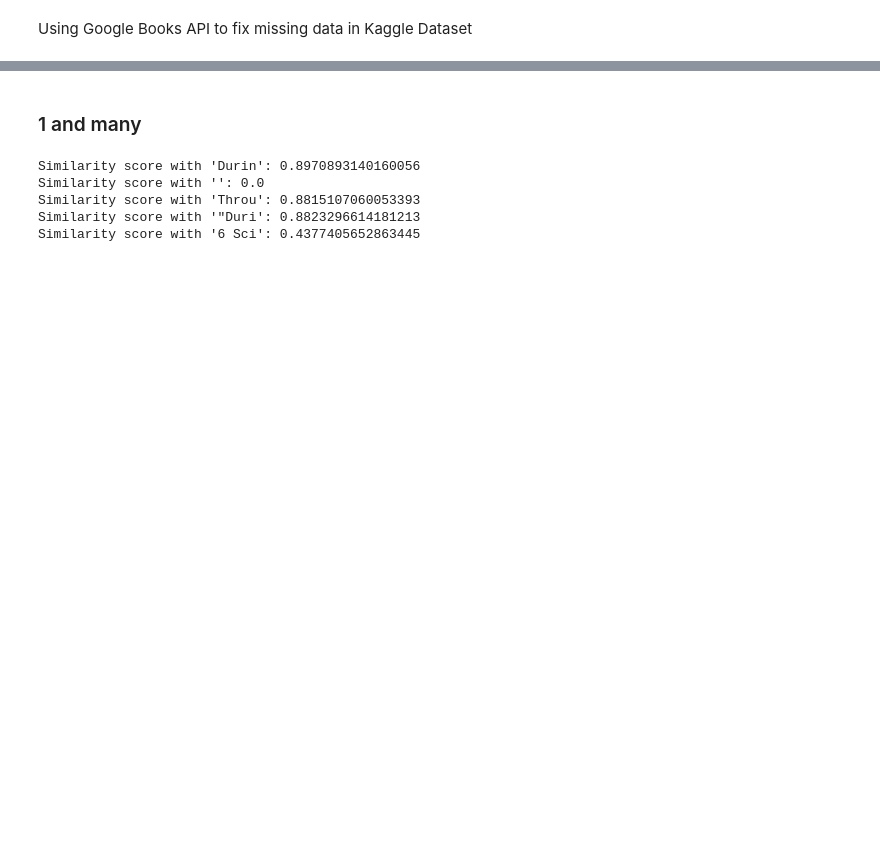
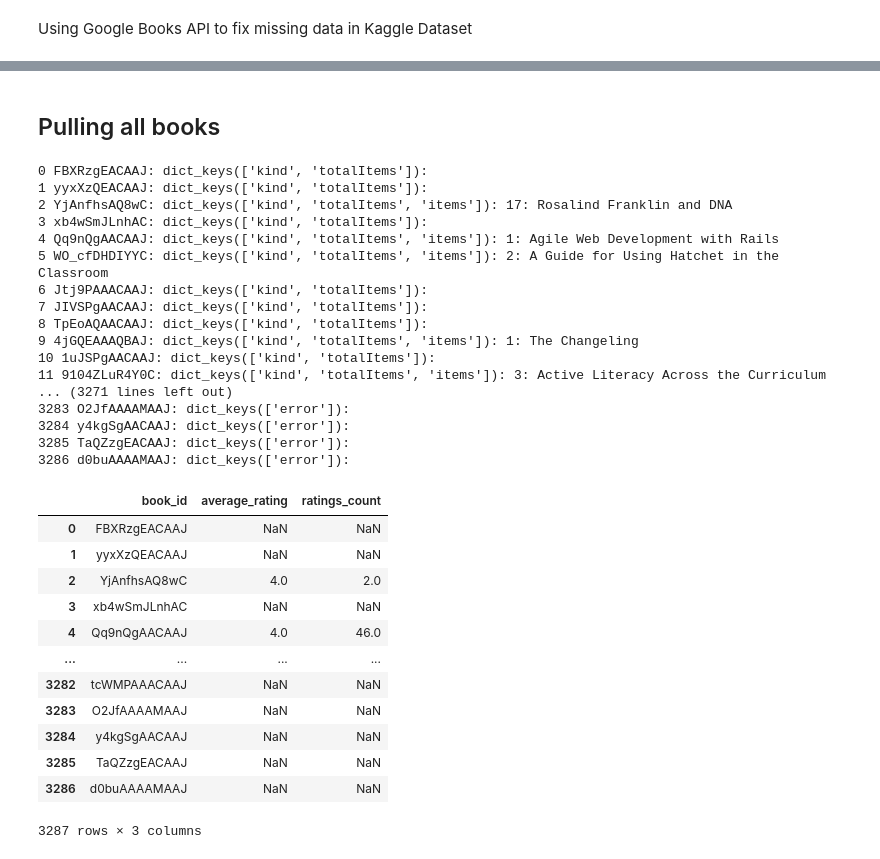
Before and after one commit to manny-pi/inst.414.final-project.repo, a Jupyter notebook: Data/google_api_data.ipynb, the cells around one changed output, grey strips where cells are left out. Saved outputs shown, nothing was run; the diff lists cells and outputs as text; code cells hidden in the pictures; blank space fills up the shorter version.

```diff
--- a/Data/google_api_data.ipynb
+++ b/Data/google_api_data.ipynb
@@ -63,8 +62,8 @@ def get_book_data(df, col_name):
             # extract the relevant fields and create a new row in the DataFrame
             book = {
                 'book_id': book_id,
-                'average_rating': book_data['items'][0]['volumeInfo'].get('averageRating', ''),
-                'ratings_count': book_data['items'][0]['volumeInfo'].get('ratingsCount', ''),
+                'average_rating': book_data['items'][0]['volumeInfo'].get('averageRating', np.nan),
+                'ratings_count': book_data['items'][0]['volumeInfo'].get('ratingsCount', np.nan),
             }
 
             # append the new dictionary to the book_data_list
@@ -72,8 +71,12 @@ def get_book_data(df, col_name):
         else:
 
             # handle the case where no results were returned for the book id
-            # print(f"No results found for book id {book_id}")
-            pass
+            book = {
+                'book_id': book_id,
+                'average_rating': np.nan,
+                'ratings_count': np.nan,
+            }
+            book_data_list.append(book)
 
         print()
 
@@ -147,31 +116,37 @@ book_d_1.similarity(book_d_2)
-# %% [markdown]
-### 1 and many
-# %%
-# Load LARGE English tokenizer, tagger, parser and NER
-nlp = spacy.load("en_core_web_lg")
-
-# pulling and creating variables for books descriptions
-book_d_1 = nlp(response_df["description"][0])
-book_d_2 = nlp(response_df["description"][1])
-book_d_3 = nlp(response_df["description"][2])
-book_d_4 = nlp(response_df["description"][3])
-book_d_5 = nlp(response_df["description"][4])
-book_d_6 = nlp(response_df["description"][5])
-
-# Descriptions from books
-texts = [book_d_2, book_d_3, book_d_4, book_d_5, book_d_6]
-
-# Create a list of Doc objects
-docs = [nlp(text) for text in texts]
-
-# Compare doc1 with each of the docs in the list
-for doc in docs:
-    similarity_score = book_d_1.similarity(doc)
-    head_text = doc.text[:5]  # Get the first 5 characters of the text
-    print(f"Similarity score with '{head_text}': {similarity_score}")
-# %% [output]
-Similarity score with 'Durin': 0.8970893140160056
-Similarity score with '': 0.0
-Similarity score with 'Throu': 0.8815107060053393
-Similarity score with '"Duri': 0.8823296614181213
-Similarity score with '6 Sci': 0.4377405652863445
+# %% [markdown]
+## Pulling all books
+# %%
+all_books = pd.read_csv("all_book_ids.csv")
+all_data = get_book_data(all_books, "book_id")
+all_data
+# %% [output]
+0 FBXRzgEACAAJ: dict_keys(['kind', 'totalItems']):
+1 yyxXzQEACAAJ: dict_keys(['kind', 'totalItems']):
+2 YjAnfhsAQ8wC: dict_keys(['kind', 'totalItems', 'items']): 17: Rosalind Franklin and DNA
+3 xb4wSmJLnhAC: dict_keys(['kind', 'totalItems']):
+4 Qq9nQgAACAAJ: dict_keys(['kind', 'totalItems', 'items']): 1: Agile Web Development with Rails
+5 WO_cfDHDIYYC: dict_keys(['kind', 'totalItems', 'items']): 2: A Guide for Using Hatchet in the Classroom
+6 Jtj9PAAACAAJ: dict_keys(['kind', 'totalItems']):
+7 JIVSPgAACAAJ: dict_keys(['kind', 'totalItems']):
+8 TpEoAQAACAAJ: dict_keys(['kind', 'totalItems']):
+9 4jGQEAAAQBAJ: dict_keys(['kind', 'totalItems', 'items']): 1: The Changeling
+10 1uJSPgAACAAJ: dict_keys(['kind', 'totalItems']):
+11 9104ZLuR4Y0C: dict_keys(['kind', 'totalItems', 'items']): 3: Active Literacy Across the Curriculum
+... (3271 lines left out)
+3283 O2JfAAAAMAAJ: dict_keys(['error']):
+3284 y4kgSgAACAAJ: dict_keys(['error']):
+3285 TaQZzgEACAAJ: dict_keys(['error']):
+3286 d0buAAAAMAAJ: dict_keys(['error']):
+|  | book_id | average_rating | ratings_count |
+| 0 | FBXRzgEACAAJ | NaN | NaN |
+| 1 | yyxXzQEACAAJ | NaN | NaN |
+| 2 | YjAnfhsAQ8wC | 4.0 | 2.0 |
+| 3 | xb4wSmJLnhAC | NaN | NaN |
+| 4 | Qq9nQgAACAAJ | 4.0 | 46.0 |
+| ... | ... | ... | ... |
+| 3282 | tcWMPAAACAAJ | NaN | NaN |
+| 3283 | O2JfAAAAMAAJ | NaN | NaN |
+| 3284 | y4kgSgAACAAJ | NaN | NaN |
+| 3285 | TaQZzgEACAAJ | NaN | NaN |
+| 3286 | d0buAAAAMAAJ | NaN | NaN |
+3287 rows × 3 columns
```
Also changed, not shown: parts of 10 cells of this notebook, 5 other files.
